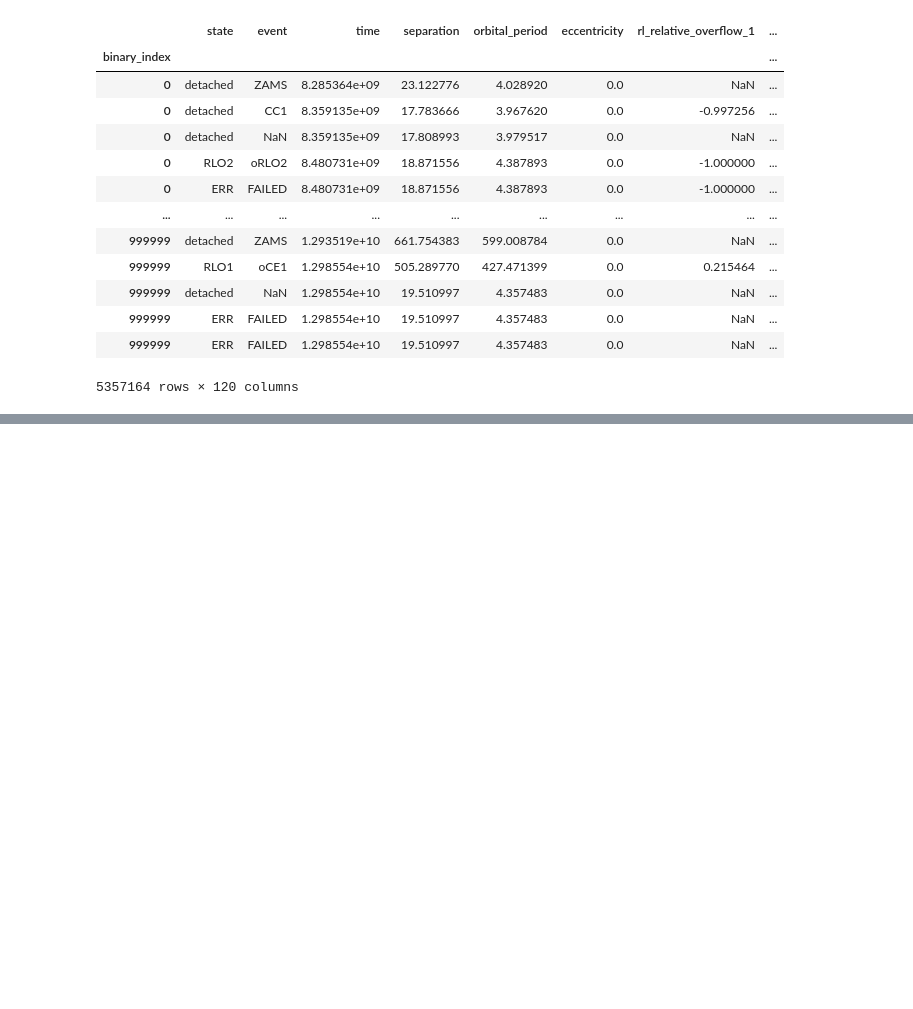
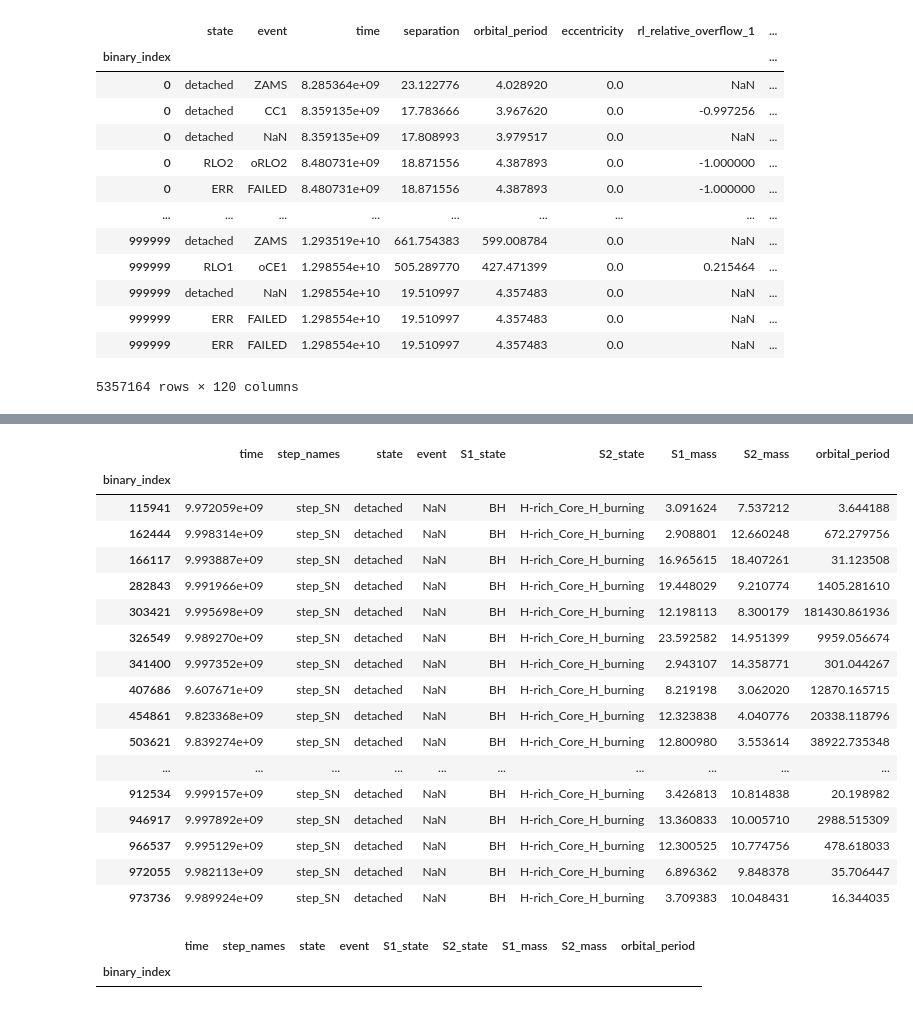
Before and after one commit to PiersonLip/solarBHs, a Jupyter notebook: Notebooks/massFiltertingAmpt.ipynb, the cells around one changed output, grey strips where cells are left out. Saved outputs shown, nothing was run; the diff lists cells and outputs as text; code cells hidden in the pictures; blank space fills up the shorter version.

```diff
--- a/Notebooks/massFiltertingAmpt.ipynb
+++ b/Notebooks/massFiltertingAmpt.ipynb
@@ -88,0 +166,28 @@ filtered_df = df[sol_bhMaskMWdur]
+# %%
+sol_bhInitMask = (
+    ((df['S1_state'] == 'BH') & (df['S2_state'] == 'H-rich_Core_H_burning'))
+    # ((df['S2_state'] == 'BH') & (df['S1_state'] == 'H-rich_Core_H_burning'))
+) &  (df['state'] == 'detached')
+
+
+sol_bhMaskNext = sol_bhInitMask.groupby(level=0).shift(1, fill_value=False)
+
+sol_bhMask = sol_bhInitMask | sol_bhMaskNext
+
+specStatedf = df[sol_bhMask] ### makes a df with the row with the sol-bh and the row after. used for finding the lifespan of the systems
+
+sol_bhMaskFirst = pd.Series(False, index = sol_bhMask.index)
+sol_bhMaskFirst = ~sol_bhMaskFirst.index.duplicated(keep='first')
+
+firstAndsol_bh = sol_bhInitMask | sol_bhMaskFirst
+### makes a mask with the init cond and the row with the bh-sol, not super useful when compared to just using bh-ms row df + oneline
+
+def isMW(group): ### this is wayyyyy too narrow of a process... it does work though!
+    return (group['time'].iloc[0] < 10e9) & (group['time'].iloc[1] > 10e9)
+TenGyr = df[sol_bhMask].groupby(level=0).apply(isMW)
+
+def isMW2(group): ### this is wayyyyy too narrow of a process... it does work though!
+    return (group['time'].iloc[0] < 10e9) & (group['time'].iloc[-1] > 10e9)
+FullDFTenGyrMask = df.groupby(level=0).apply(isMW2)
+def findStatDur(group):
+        return (group['time'].iloc[1] - group['time'].iloc[0])
@@ -88,0 +215,31 @@ filtered_df = df[sol_bhMaskMWdur]
+# %%
+solBhs = df[sol_bhMask]
+SolBH10Gyr = solBhs[TenGyr]
+
+detachedState = SolBH10Gyr[SolBH10Gyr['step_names'] == 'step_SN']
+# %%
+detachedState[cols]
+# %% [output]
+|  | time | step_names | state | event | S1_state | S2_state | S1_mass | S2_mass | orbital_period |
+| binary_index |  |  |  |  |  |  |  |  |  |
+| 115941 | 9.972059e+09 | step_SN | detached | NaN | BH | H-rich_Core_H_burning | 3.091624 | 7.537212 | 3.644188 |
+| 162444 | 9.998314e+09 | step_SN | detached | NaN | BH | H-rich_Core_H_burning | 2.908801 | 12.660248 | 672.279756 |
+| 166117 | 9.993887e+09 | step_SN | detached | NaN | BH | H-rich_Core_H_burning | 16.965615 | 18.407261 | 31.123508 |
+| 282843 | 9.991966e+09 | step_SN | detached | NaN | BH | H-rich_Core_H_burning | 19.448029 | 9.210774 | 1405.281610 |
+| 303421 | 9.995698e+09 | step_SN | detached | NaN | BH | H-rich_Core_H_burning | 12.198113 | 8.300179 | 181430.861936 |
+| 326549 | 9.989270e+09 | step_SN | detached | NaN | BH | H-rich_Core_H_burning | 23.592582 | 14.951399 | 9959.056674 |
+| 341400 | 9.997352e+09 | step_SN | detached | NaN | BH | H-rich_Core_H_burning | 2.943107 | 14.358771 | 301.044267 |
+| 407686 | 9.607671e+09 | step_SN | detached | NaN | BH | H-rich_Core_H_burning | 8.219198 | 3.062020 | 12870.165715 |
+| 454861 | 9.823368e+09 | step_SN | detached | NaN | BH | H-rich_Core_H_burning | 12.323838 | 4.040776 | 20338.118796 |
+| 503621 | 9.839274e+09 | step_SN | detached | NaN | BH | H-rich_Core_H_burning | 12.800980 | 3.553614 | 38922.735348 |
+| ... | ... | ... | ... | ... | ... | ... | ... | ... | ... |
+| 912534 | 9.999157e+09 | step_SN | detached | NaN | BH | H-rich_Core_H_burning | 3.426813 | 10.814838 | 20.198982 |
+| 946917 | 9.997892e+09 | step_SN | detached | NaN | BH | H-rich_Core_H_burning | 13.360833 | 10.005710 | 2988.515309 |
+| 966537 | 9.995129e+09 | step_SN | detached | NaN | BH | H-rich_Core_H_burning | 12.300525 | 10.774756 | 478.618033 |
+| 972055 | 9.982113e+09 | step_SN | detached | NaN | BH | H-rich_Core_H_burning | 6.896362 | 9.848378 | 35.706447 |
+| 973736 | 9.989924e+09 | step_SN | detached | NaN | BH | H-rich_Core_H_burning | 3.709383 | 10.048431 | 16.344035 |
+# %%
+detachedState[detachedState['S2_mass'] < 2.3][cols]
+# %% [output]
+|  | time | step_names | state | event | S1_state | S2_state | S1_mass | S2_mass | orbital_period |
+| binary_index |  |  |  |  |  |  |  |  |  |
```
Also changed, not shown: parts of 13 cells of this notebook, 3 other files.
